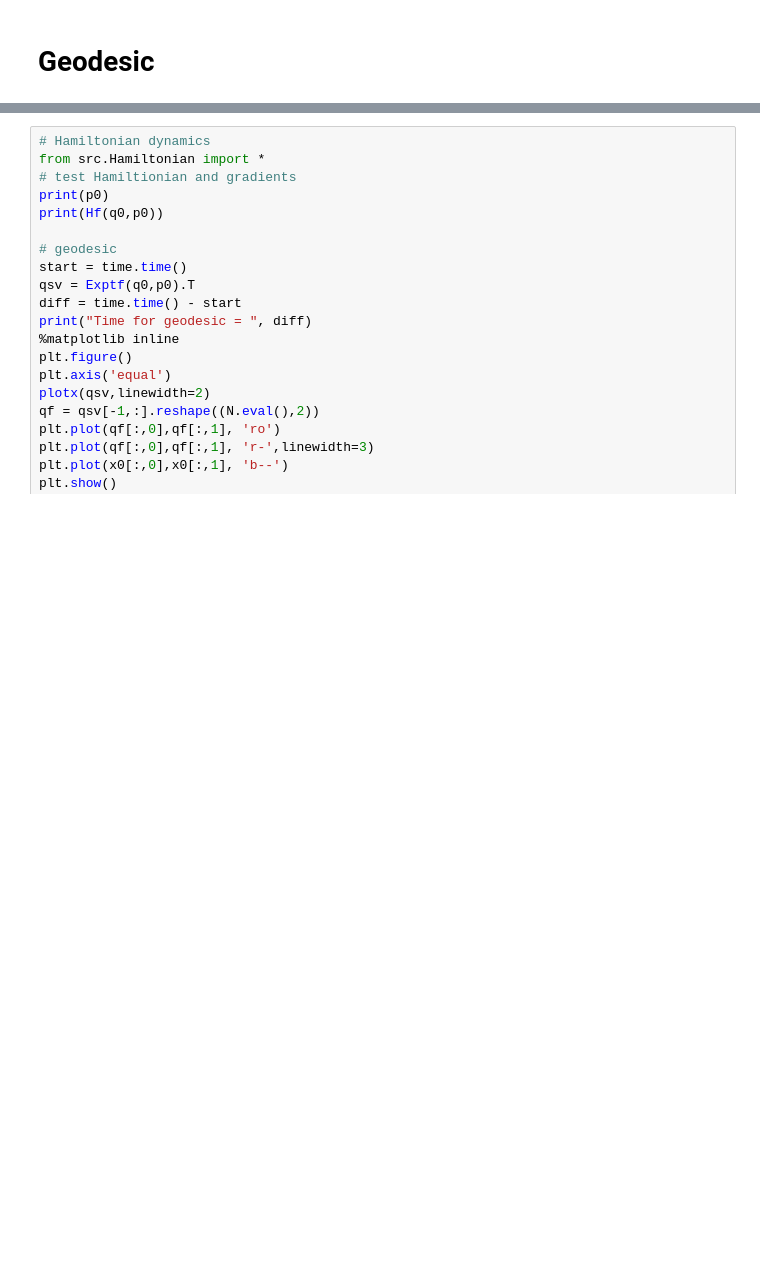
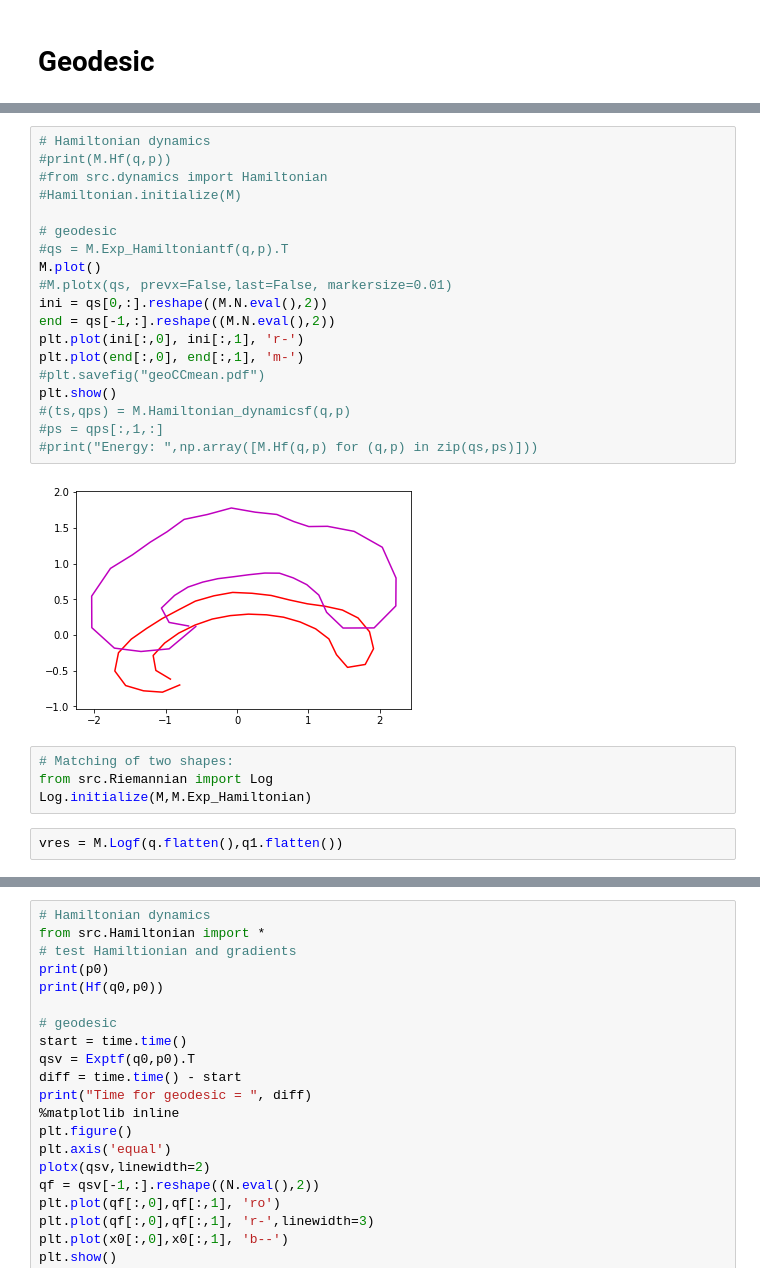
Before and after one commit to SomeoneSerge/theanogeometry, a Jupyter notebook: papers/Computational_Anatomy_in_Theano.ipynb, the cells around one changed output, grey strips where cells are left out. Cells and saved outputs as stored; diff of their text form; blank space fills up the shorter version.

```diff
--- a/papers/Computational_Anatomy_in_Theano.ipynb
+++ b/papers/Computational_Anatomy_in_Theano.ipynb
@@ -64,0 +105,27 @@ plt.plot(m[:,0],m[:,1],linewidth=3,color = 'k')
+# %%
+# Hamiltonian dynamics
+#print(M.Hf(q,p))
+#from src.dynamics import Hamiltonian
+#Hamiltonian.initialize(M)
+
+# geodesic
+#qs = M.Exp_Hamiltoniantf(q,p).T
+M.plot()
+#M.plotx(qs, prevx=False,last=False, markersize=0.01)
+ini = qs[0,:].reshape((M.N.eval(),2))
+end = qs[-1,:].reshape((M.N.eval(),2))
+plt.plot(ini[:,0], ini[:,1], 'r-')
+plt.plot(end[:,0], end[:,1], 'm-')
+#plt.savefig("geoCCmean.pdf")
+plt.show()
+#(ts,qps) = M.Hamiltonian_dynamicsf(q,p)
+#ps = qps[:,1,:]
+#print("Energy: ",np.array([M.Hf(q,p) for (q,p) in zip(qs,ps)]))
+# %% [output]
+[figure, added]
+# %%
+# Matching of two shapes:
+from src.Riemannian import Log
+Log.initialize(M,M.Exp_Hamiltonian)
+# %%
+vres = M.Logf(q.flatten(),q1.flatten())
```
Also changed, not shown: parts of 8 cells of this notebook, 9 other files.
